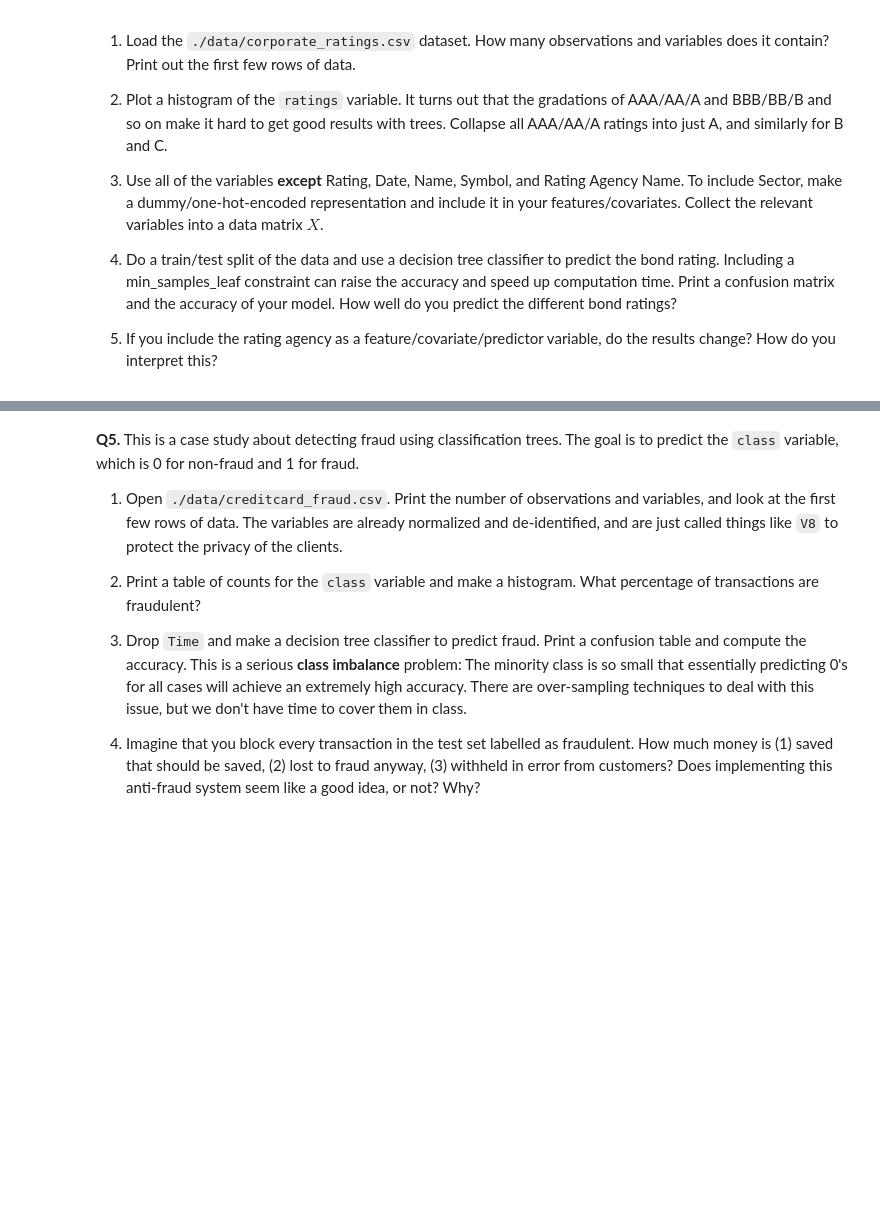
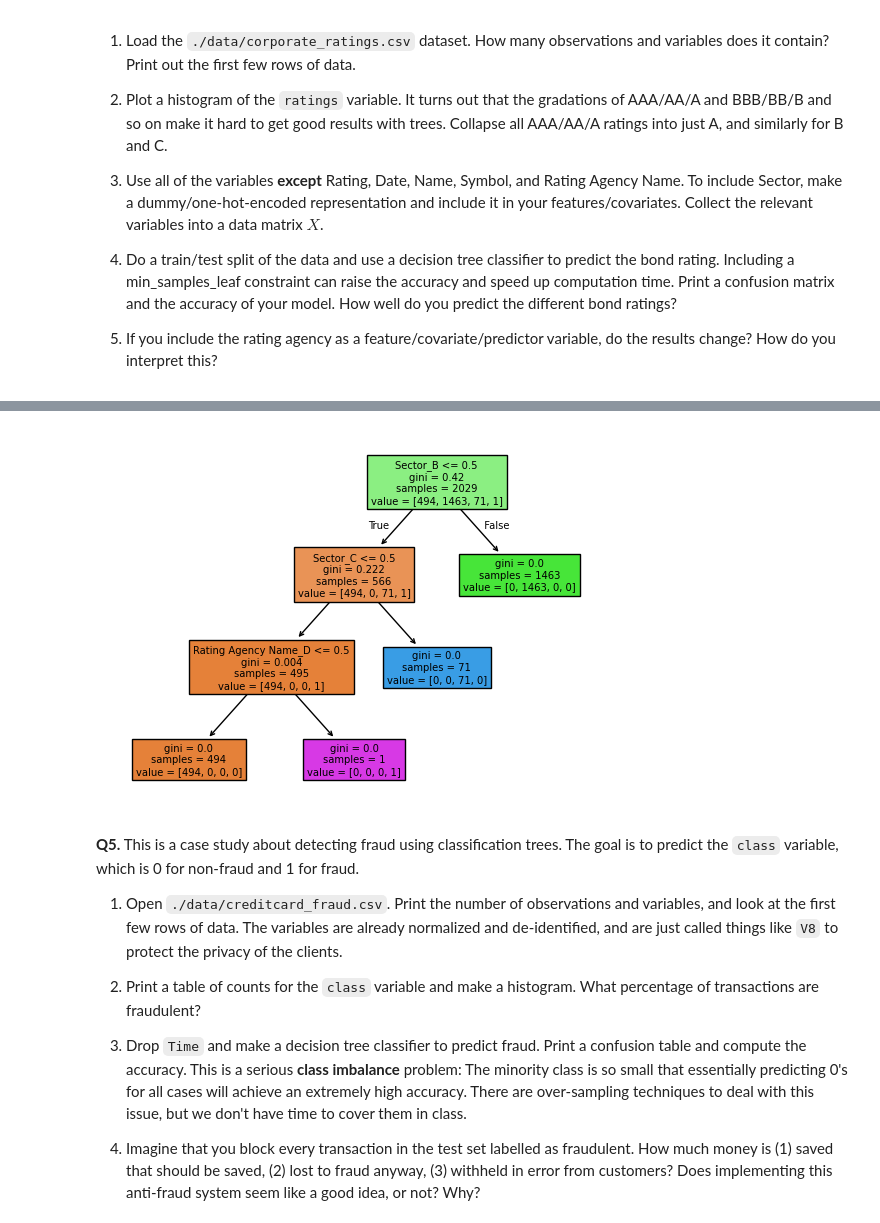
Before and after one commit to yuinab/trees, a Jupyter notebook: assignment/assignment.ipynb, the cells around one changed output, grey strips where cells are left out. Saved outputs shown, nothing was run; the diff lists cells and outputs as text; code cells hidden in the pictures; blank space fills up the shorter version.

```diff
--- a/assignment/assignment.ipynb
+++ b/assignment/assignment.ipynb
@@ -208,3 +208,82 @@ Test R squared measure:0.8930261670361792
 4. Do a train/test split of the data and use a decision tree classifier to predict the bond rating. Including a min_samples_leaf constraint can raise the accuracy and speed up computation time. Print a confusion matrix and the accuracy of your model. How well do you predict the different bond ratings?
 
 5. If you include the rating agency as a feature/covariate/predictor variable, do the results change? How do you interpret this?
+# %%
+import numpy as np
+import pandas as pd
+import seaborn as sns
+import matplotlib.pyplot as plt
+from sklearn.model_selection import train_test_split
+from sklearn.metrics import mean_squared_error
+from sklearn.linear_model import LinearRegression
+from sklearn.tree import DecisionTreeClassifier # Import the tree classifier
+from sklearn.tree import plot_tree # Plot the tree
+
+
+# 1. Load the dataset
+df = pd.read_csv('trees/assignment/data/corporate_ratings.csv')
+print(df.shape)
+print(df.head())
+
+#2
+plt.hist(df['Rating'])
+df['Rating'] = df['Rating'].replace(['AA', 'AAA'], 'A')
+df['Rating'] = df['Rating'].replace(['BB', 'BBB'], 'B')
+df['Rating'] = df['Rating'].replace(['CC', 'CCC'], 'C')
+
+#3
+df_filtered = df.drop(columns=['Sector','Rating', 'Date', 'Name', 'Symbol', 'Rating Agency Name'])
+hot_code = pd.get_dummies(df, 'Sector', drop_first=True)
+X = pd.concat([df_filtered, hot_code], axis=1)
+print(X.head())
+y = df['Rating']
+
+#4
+X_train, X_test, y_train, y_test = train_test_split(X, y, # Feature and target variables
+                                                    test_size=0.2, # Split the sample 80 train/ 20 test
+                                                    random_state=65) # For replication purposes
+
+# Fit decision tree:
+cart = DecisionTreeClassifier() # Create a classifier object
+cart = cart.fit(X, y) # Fit the classifier
+
+## Make Predictions on the Test Set:
+y_hat = cart.predict(X_test)
+
+# Visualize results:
+var_names = cart.feature_names_in_
+plot_tree(cart,filled=True,feature_names=var_names)
+
+tab = pd.crosstab(y_test,y_hat) # Compute confusion matrix
+acc = (tab.iloc[0,0]+tab.iloc[1,1])/len(y_test) # Compute Accuracy
+#acc = np.trace(tab)/len(y_test)  # Faster way to compute accuracy
+print('Accuracy: ', acc, '\n')
+pd.crosstab(y_test,y_hat)
+
+#The different bond ratings seem to have been predicted with a very high accuracy.
+
+#5
+hot_code_2 = pd.get_dummies(df, 'Rating Agency Name', drop_first=True)
+X = pd.concat([X, hot_code_2], axis=1)
+X_train, X_test, y_train, y_test = train_test_split(X, y, # Feature and target variables
+                                                    test_size=0.2, # Split the sample 80 train/ 20 test
+                                                    random_state=65) # For replication purposes
+
+# Fit decision tree:
+cart = DecisionTreeClassifier() # Create a classifier object
+cart = cart.fit(X, y) # Fit the classifier
+
+# Visualize results:
+var_names = cart.feature_names_in_
+plot_tree(cart,filled=True,feature_names=var_names)
+
+## Make Predictions on the Test Set:
+y_hat = cart.predict(X_test)
+tab = pd.crosstab(y_test,y_hat) # Compute confusion matrix
+acc = (tab.iloc[0,0]+tab.iloc[1,1])/len(y_test) # Compute Accuracy
+#acc = np.trace(tab)/len(y_test)  # Faster way to compute accuracy
+print('Accuracy: ', acc, '\n')
+pd.crosstab(y_test,y_hat)
+
+#The results do not change when rating agency name does. This means that it does not affect the prediction of the model much.
+# %% [output]
@@ -211,3 +312,4 @@ Test R squared measure:0.8930261670361792
+[figure, added]
 # %% [markdown]
 **Q5.** This is a case study about detecting fraud using classification trees. The goal is to predict the `class` variable, which is 0 for non-fraud and 1 for fraud.
 
```
Also changed, not shown: parts of 2 cells of this notebook.
